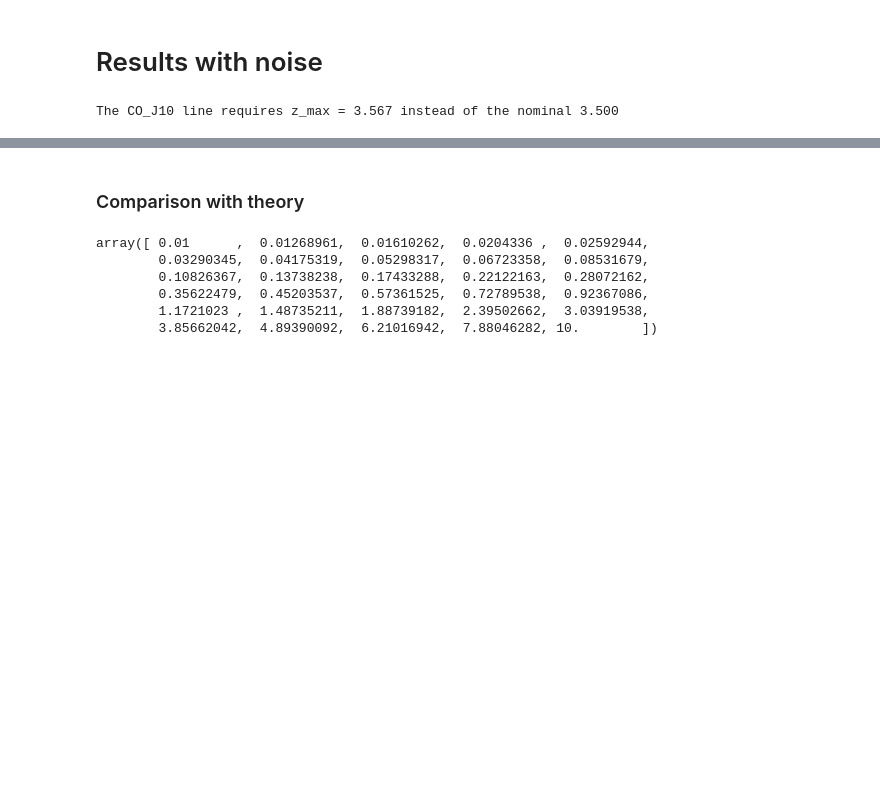
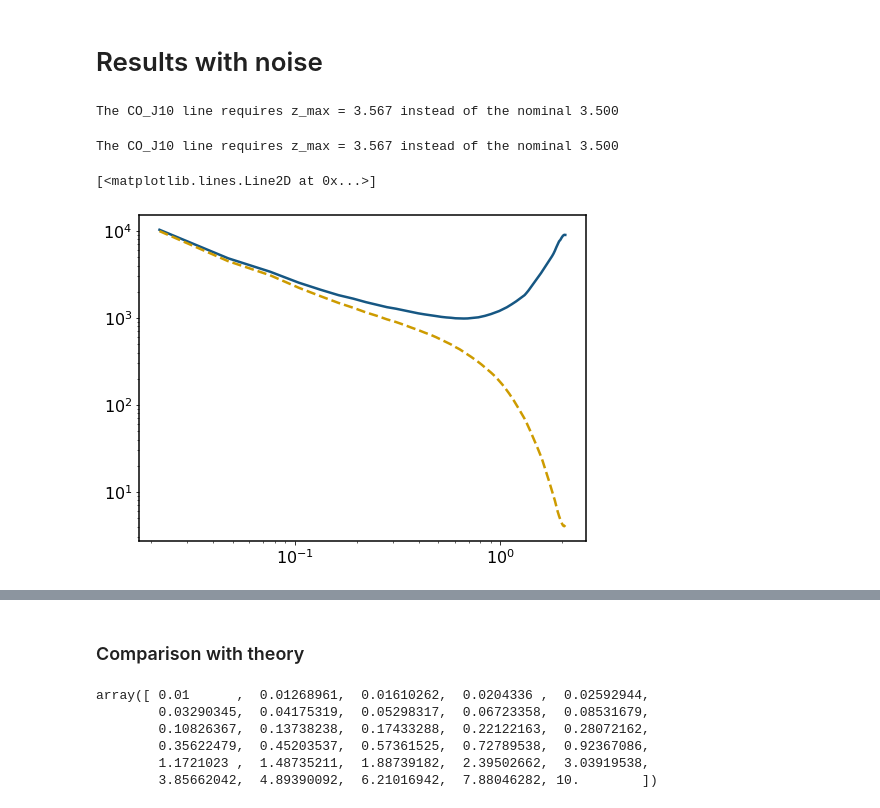
Before and after one commit to kokron/skyLine, a Jupyter notebook: notebooks/main_results_pop_and_stats.ipynb, the cells around one changed output, grey strips where cells are left out. Drawn from its saved outputs; the diff is of its cells as text; code cells hidden in the pictures; blank space fills up the shorter version.

```diff
--- a/notebooks/LIM LC Showcase.ipynb
+++ b/notebooks/main_results_pop_and_stats.ipynb
@@ -35,20 +35,22 @@ def LC_params(line):
     zmin = 2.5;zmax = 3.5
     zmid=(zmax+zmin)/2
     R=700
-    ang_lim=10*u.deg
+    ang_lim=2*u.deg
     model_params=dict(halo_lightcone_dir=LC_path,
                       do_external_SFR = False, external_SFR = '',
                       SFR_pars=dict(),
+                      resampler='nearest',
                       angular_supersample=1,
                       spectral_supersample=1,
                       cube_mode='inner_cube',
                       Nmu=20,
+
                       dk=0.02*u.Mpc**-1,
                       seed=0)
     obs_params=dict(zmin = zmin-0.03, zmax = zmax+0.03,
                     RAObs_min=-ang_lim,RAObs_max=ang_lim, DECObs_min=-ang_lim,DECObs_max=ang_lim,
                     RA_min=-ang_lim,RA_max=ang_lim, DEC_min=-ang_lim,DEC_max=ang_lim,
-                    Nfeeds=1000, beam_FWHM=2*u.arcmin,tobs=6000*u.hr,do_angular_smooth=True)
+                    Nfeeds=1000, beam_FWHM=2*u.arcmin, tobs=6000*u.hr, do_angular_smooth=True)
 
     if line=='CO':
         nu_CO=115.271*u.GHz
@@ -848,6 +816,18 @@ COmap_noise=np.asarray(LC_CO.obs_3d_map)
 #HImap_noise=np.asarray(LC_HI.obs_3d_map)
 # %% [output]
 The CO_J10 line requires z_max = 3.567 instead of the nominal 3.500
+# %%
+kCO_noise=LC_CO.k_Pk_poles
+PkCO_0_noise=LC_CO.Pk_0
+PkCO_2_noise=LC_CO.Pk_2
+# %% [output]
+The CO_J10 line requires z_max = 3.567 instead of the nominal 3.500
+# %%
+plt.loglog(kCO_noise, PkCO_0_noise)
+plt.loglog(kCO_nonoise, PkCO_0_nonoise, '--')
+# %% [output]
+[<matplotlib.lines.Line2D at 0x...>]
+[figure, added]
 # %%
 np.save('../../map_noise_CO_T', COmap_noise)
 np.save('../../map_noise_CII_I', CIImap_noise)
```
Also changed, not shown: parts of 14 cells of this notebook, 5 other files.
